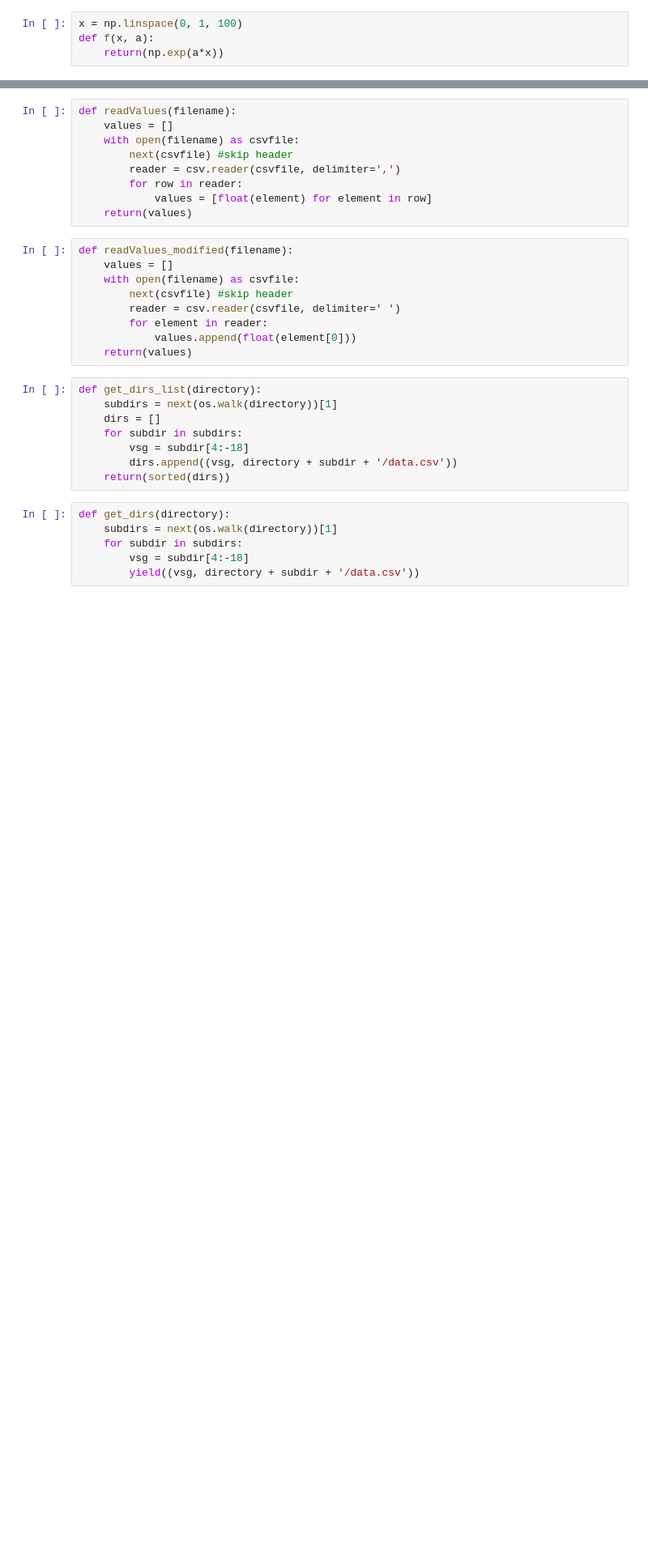
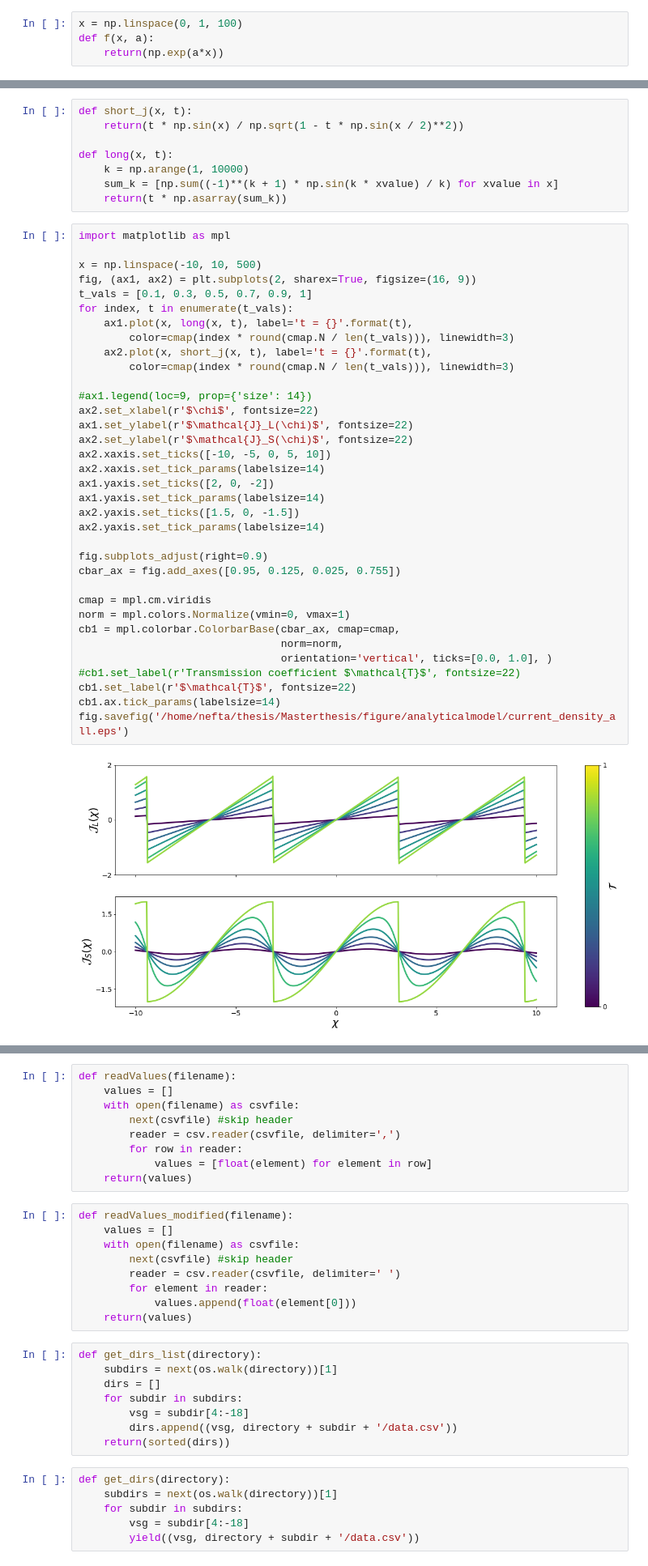
Before and after one commit to NeroCorleone/thesis, a Jupyter notebook: code/plots.ipynb, the cells around one changed output, grey strips where cells are left out. Shown at 81% size. Saved outputs shown, nothing was run; the diff lists cells and outputs as text; blank space fills up the shorter version.

```diff
--- a/code/plots.ipynb
+++ b/code/plots.ipynb
@@ -41,0 +49,45 @@ invalid hex color string "#440154ff"
+# %%
+def short_j(x, t):
+    return(t * np.sin(x) / np.sqrt(1 - t * np.sin(x / 2)**2))
+
+def long(x, t):
+    k = np.arange(1, 10000)
+    sum_k = [np.sum((-1)**(k + 1) * np.sin(k * xvalue) / k) for xvalue in x]
+    return(t * np.asarray(sum_k))
+# %%
+import matplotlib as mpl
+
+x = np.linspace(-10, 10, 500)
+fig, (ax1, ax2) = plt.subplots(2, sharex=True, figsize=(16, 9))
+t_vals = [0.1, 0.3, 0.5, 0.7, 0.9, 1]
+for index, t in enumerate(t_vals):
+    ax1.plot(x, long(x, t), label='t = {}'.format(t),
+        color=cmap(index * round(cmap.N / len(t_vals))), linewidth=3)
+    ax2.plot(x, short_j(x, t), label='t = {}'.format(t),
+        color=cmap(index * round(cmap.N / len(t_vals))), linewidth=3)
+
+#ax1.legend(loc=9, prop={'size': 14})
+ax2.set_xlabel(r'$\chi$', fontsize=22)
+ax1.set_ylabel(r'$\mathcal{J}_L(\chi)$', fontsize=22)
+ax2.set_ylabel(r'$\mathcal{J}_S(\chi)$', fontsize=22)
+ax2.xaxis.set_ticks([-10, -5, 0, 5, 10])
+ax2.xaxis.set_tick_params(labelsize=14)
+ax1.yaxis.set_ticks([2, 0, -2])
+ax1.yaxis.set_tick_params(labelsize=14)
+ax2.yaxis.set_ticks([1.5, 0, -1.5])
+ax2.yaxis.set_tick_params(labelsize=14)
+
+fig.subplots_adjust(right=0.9)
+cbar_ax = fig.add_axes([0.95, 0.125, 0.025, 0.755])
+
+cmap = mpl.cm.viridis
+norm = mpl.colors.Normalize(vmin=0, vmax=1)
+cb1 = mpl.colorbar.ColorbarBase(cbar_ax, cmap=cmap,
+                                norm=norm,
+                                orientation='vertical', ticks=[0.0, 1.0], )
+#cb1.set_label(r'Transmission coefficient $\mathcal{T}$', fontsize=22)
+cb1.set_label(r'$\mathcal{T}$', fontsize=22)
+cb1.ax.tick_params(labelsize=14)
+fig.savefig('/home/nefta/thesis/Masterthesis/figure/analyticalmodel/current_density_all.eps')
+# %% [output]
+[figure, added]
```
Also changed, not shown: parts of 6 cells of this notebook, 19 other files.
